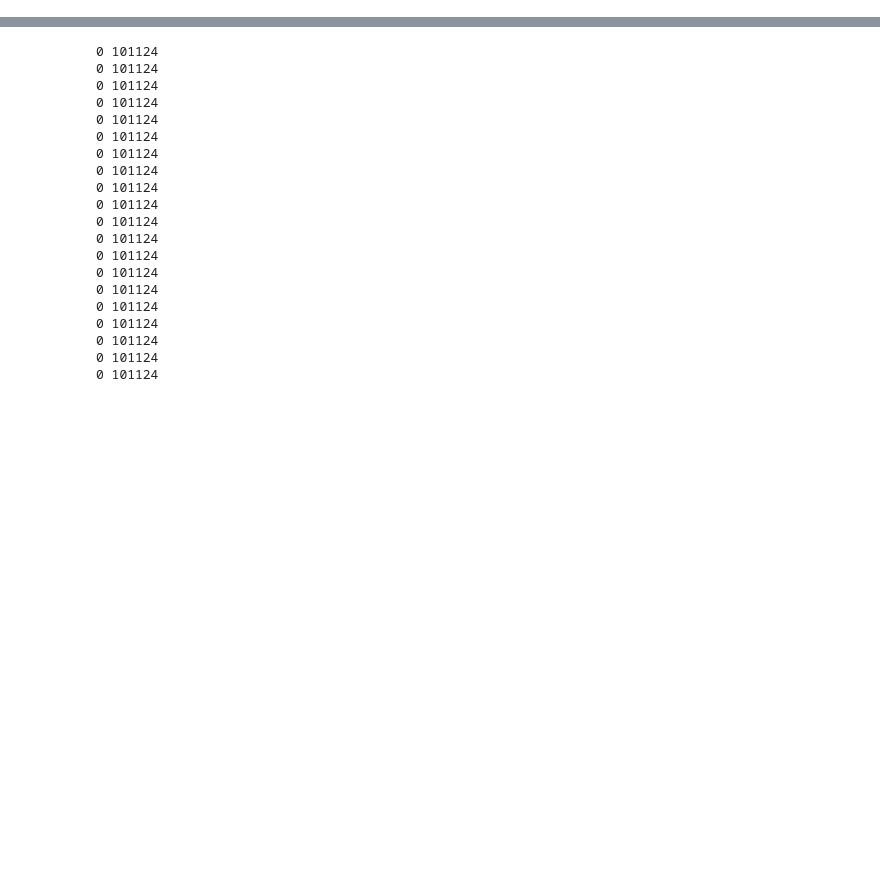
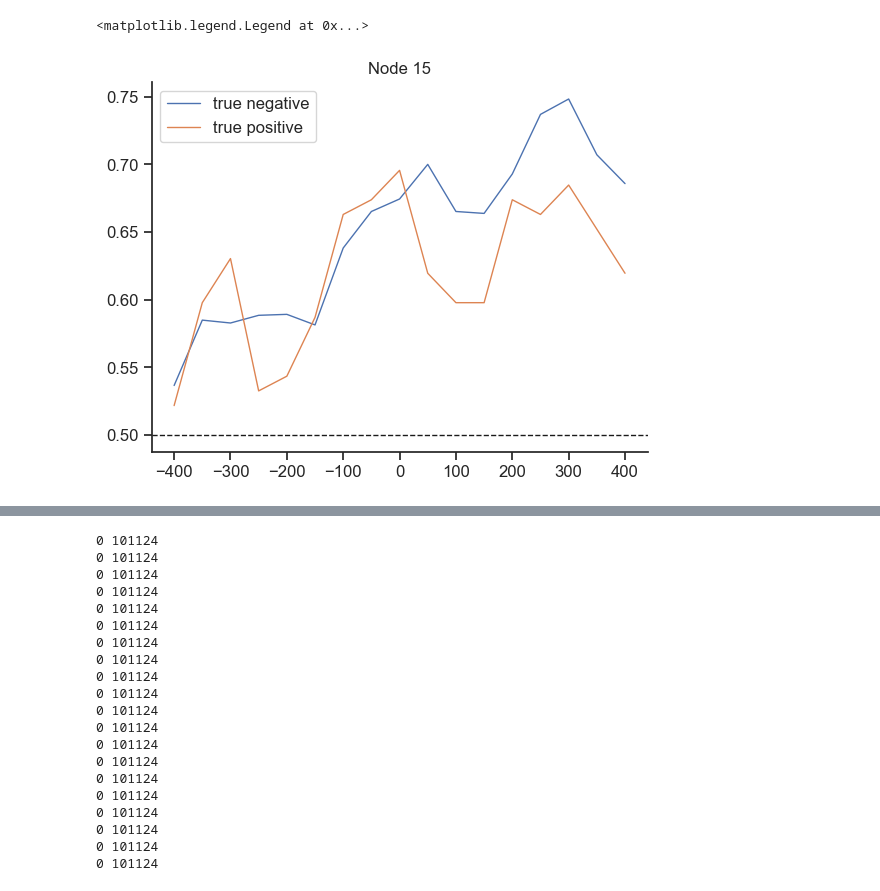
Before and after one commit to hliang-ucb/GridWorld, a Jupyter notebook: decoding.ipynb, the cells around one changed output, grey strips where cells are left out. Saved outputs shown, nothing was run; the diff lists cells and outputs as text; code cells hidden in the pictures; blank space fills up the shorter version.

```diff
--- a/decoding.ipynb
+++ b/decoding.ipynb
@@ -329,0 +144,13 @@ trial_cand = choice_df.query('Session==@date').trial.unique()
+# %%
+df = HPC['beh']
+df['nextnode'] = (
+    df
+    .groupby('trial')['node']
+    .shift(-1)
+)
+df['prenode'] = (
+    df
+    .groupby('trial')['node']
+    .shift(1)
+)
+df['step_save']=df['spatial_distance']-df['graph_distance']
@@ -329,0 +167,22 @@ trial_cand = choice_df.query('Session==@date').trial.unique()
+# %%
+clf = LogisticRegression(
+    penalty="l1",
+    solver="saga",
+    max_iter=5000
+)
+
+idx = df.node==0
+HPC_pred = decode_node_binary(HPC['beh'], HPC['spikes'], clf, 15)
+y_true = HPC_pred['y_true']
+y_pred = HPC_pred['y_pred']
+acc = y_pred==np.tile(y_true,(17,1)).T
+
+plt.close('all')
+plt.plot(HPC_pred['timestamps']-500,acc[y_true==0,:].mean(axis=0),label='true negative')
+plt.plot(HPC_pred['timestamps']-500,acc[y_true==1,:].mean(axis=0),label='true positive')
+plt.title('Node 15')
+plt.axhline(0.5,color='k',ls='--')
+plt.legend()
+# %% [output]
+<matplotlib.legend.Legend at 0x...>
+[figure, added]
```
Also changed, not shown: parts of 62 cells of this notebook, 23 other files.
